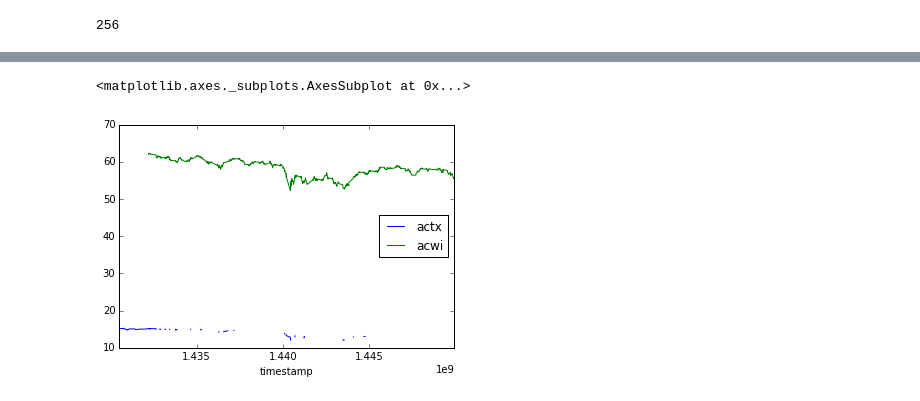
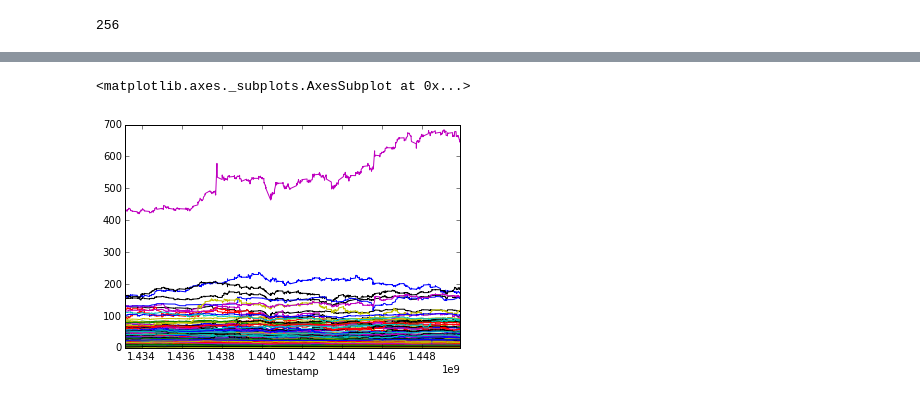
Before and after one commit to brian8128/gdelt_project, a Jupyter notebook: DataExtraction.ipynb, the cells around one changed output, grey strips where cells are left out. Cells and saved outputs as stored; diff of their text form; code cells hidden in the pictures.

Commit message:
Deal with missing values, trim data

```diff
--- a/DataExtraction.ipynb
+++ b/DataExtraction.ipynb
@@ -77,10 +69,0 @@ s1 = df[symbol]
-# %%
-filename = x[2][2]
-symbol = filename.split('.')[0]
-path = '/'.join([x[0], filename])
-
-df = pd.read_csv(path)
-df['timestamp'] = (df['Date'] + 'T' + df['Time']).apply(get_timestamp)
-df = df.set_index(['timestamp'])
-df[symbol] = df.Open
-s2 = df[symbol]
@@ -107,7 +70,17 @@ Name: actx, dtype: float64
-# %%
-df = pd.DataFrame(data=[s1, s2]).T
+# %%
+# Deal with missing values
+df = df.interpolate().fillna(0.)
+# %%
+# Looks like a small number of stocks go back considerably further than the rest.
+# Conjecture is that the archive is willing to go back further because they have fewer
+# data points to keep track of.  This is bad for us because it means our data frame is full
+# of NAs.  Let's take the p50 starting point as our starting point and cut off anything before
+# that.
+
+# Quick hack
+df = df[df.index > 1433000000]
 # %%
-df.plot()
+df.plot(legend=False)
 # %% [output]
 <matplotlib.axes._subplots.AxesSubplot at 0x...>
-[figure, old version]
+[figure, new version]
```
Also changed, not shown: parts of 6 cells of this notebook.
